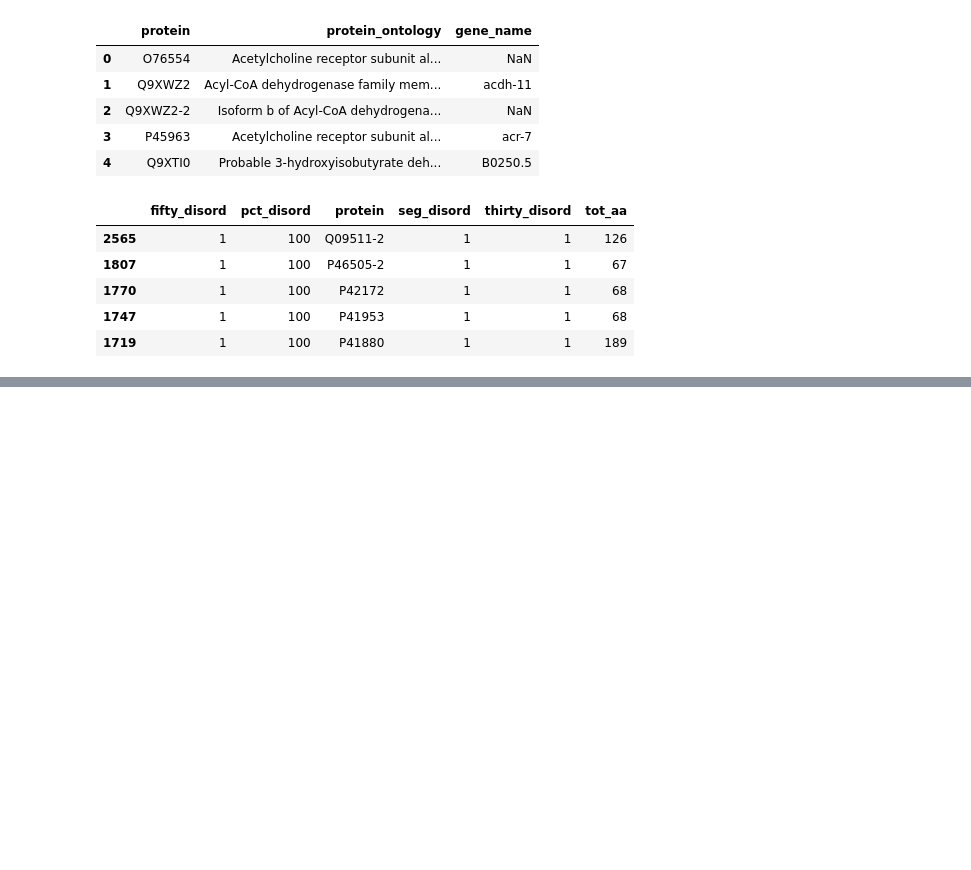
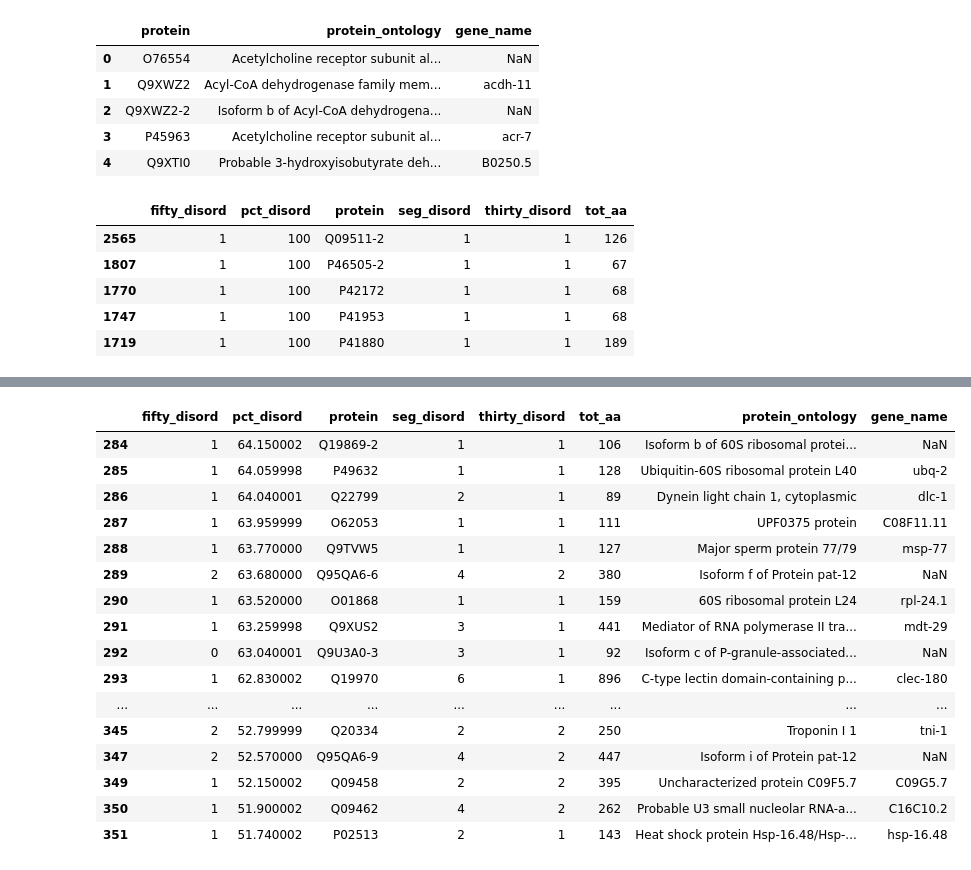
Before and after one commit to DomDellaSera/proteome_analysis, a Jupyter notebook: data_mundging.ipynb, the cells around one changed output, grey strips where cells are left out. Saved outputs shown, nothing was run; the diff lists cells and outputs as text; code cells hidden in the pictures; blank space fills up the shorter version.

```diff
--- a/data_mundging.ipynb
+++ b/data_mundging.ipynb
@@ -122,0 +112,20 @@ percent_disorder_curtailed = percent_disorder_curtailed[percent_disorder_curtail
+# %%
+table_printer(2)
+# %% [output]
+|  | fifty_disord | pct_disord | protein | seg_disord | thirty_disord | tot_aa | protein_ontology | gene_name |
+| 284 | 1 | 64.150002 | Q19869-2 | 1 | 1 | 106 | Isoform b of 60S ribosomal protei... | NaN |
+| 285 | 1 | 64.059998 | P49632 | 1 | 1 | 128 | Ubiquitin-60S ribosomal protein L40 | ubq-2 |
+| 286 | 1 | 64.040001 | Q22799 | 2 | 1 | 89 | Dynein light chain 1, cytoplasmic | dlc-1 |
+| 287 | 1 | 63.959999 | O62053 | 1 | 1 | 111 | UPF0375 protein | C08F11.11 |
+| 288 | 1 | 63.770000 | Q9TVW5 | 1 | 1 | 127 | Major sperm protein 77/79 | msp-77 |
+| 289 | 2 | 63.680000 | Q95QA6-6 | 4 | 2 | 380 | Isoform f of Protein pat-12 | NaN |
+| 290 | 1 | 63.520000 | O01868 | 1 | 1 | 159 | 60S ribosomal protein L24 | rpl-24.1 |
+| 291 | 1 | 63.259998 | Q9XUS2 | 3 | 1 | 441 | Mediator of RNA polymerase II tra... | mdt-29 |
+| 292 | 0 | 63.040001 | Q9U3A0-3 | 3 | 1 | 92 | Isoform c of P-granule-associated... | NaN |
+| 293 | 1 | 62.830002 | Q19970 | 6 | 1 | 896 | C-type lectin domain-containing p... | clec-180 |
+| ... | ... | ... | ... | ... | ... | ... | ... | ... |
+| 345 | 2 | 52.799999 | Q20334 | 2 | 2 | 250 | Troponin I 1 | tni-1 |
+| 347 | 2 | 52.570000 | Q95QA6-9 | 4 | 2 | 447 | Isoform i of Protein pat-12 | NaN |
+| 349 | 1 | 52.150002 | Q09458 | 2 | 2 | 395 | Uncharacterized protein C09F5.7 | C09G5.7 |
+| 350 | 1 | 51.900002 | Q09462 | 4 | 2 | 262 | Probable U3 small nucleolar RNA-a... | C16C10.2 |
+| 351 | 1 | 51.740002 | P02513 | 2 | 1 | 143 | Heat shock protein Hsp-16.48/Hsp-... | hsp-16.48 |
```
Also changed, not shown: parts of 8 cells of this notebook, 7 other files.
